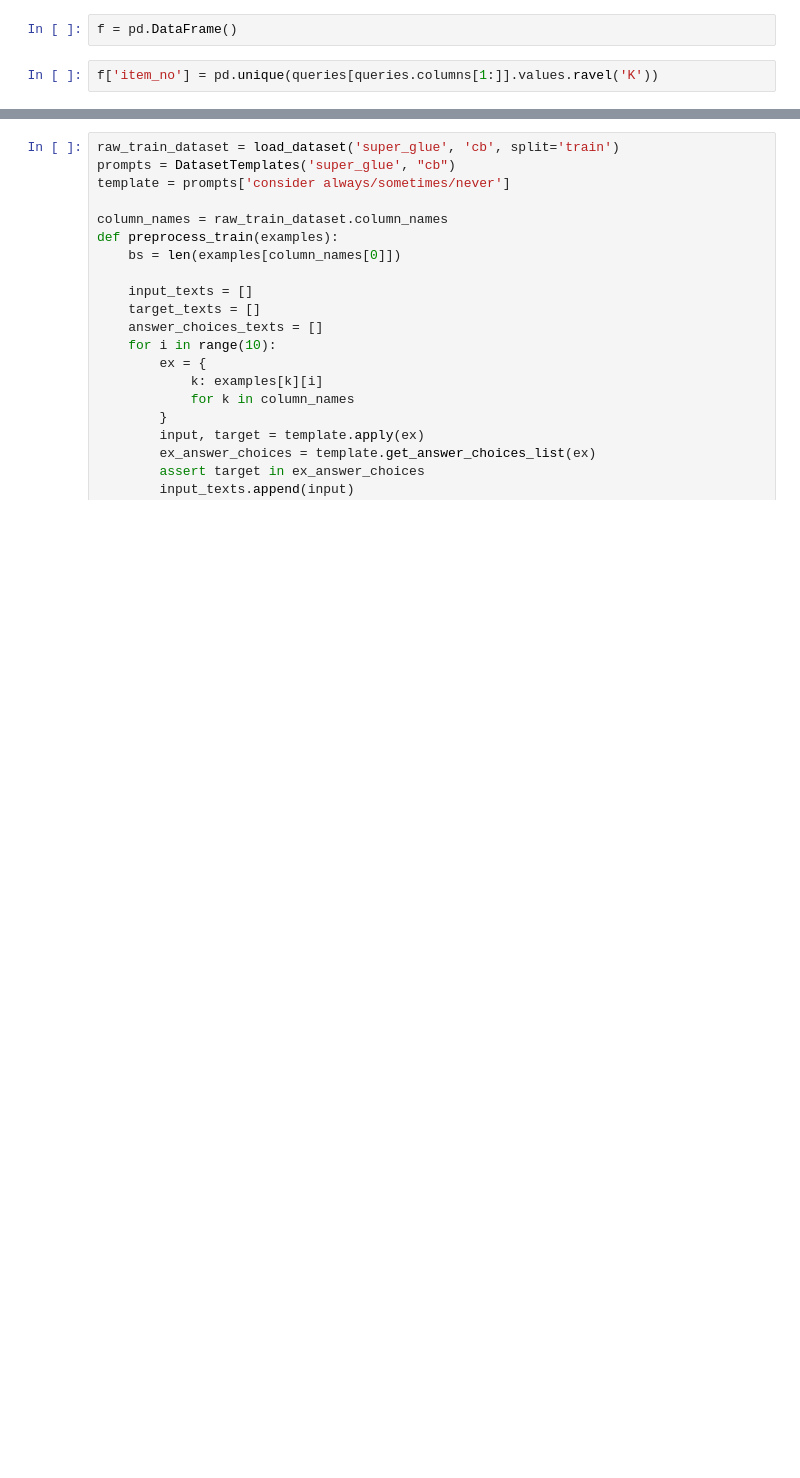
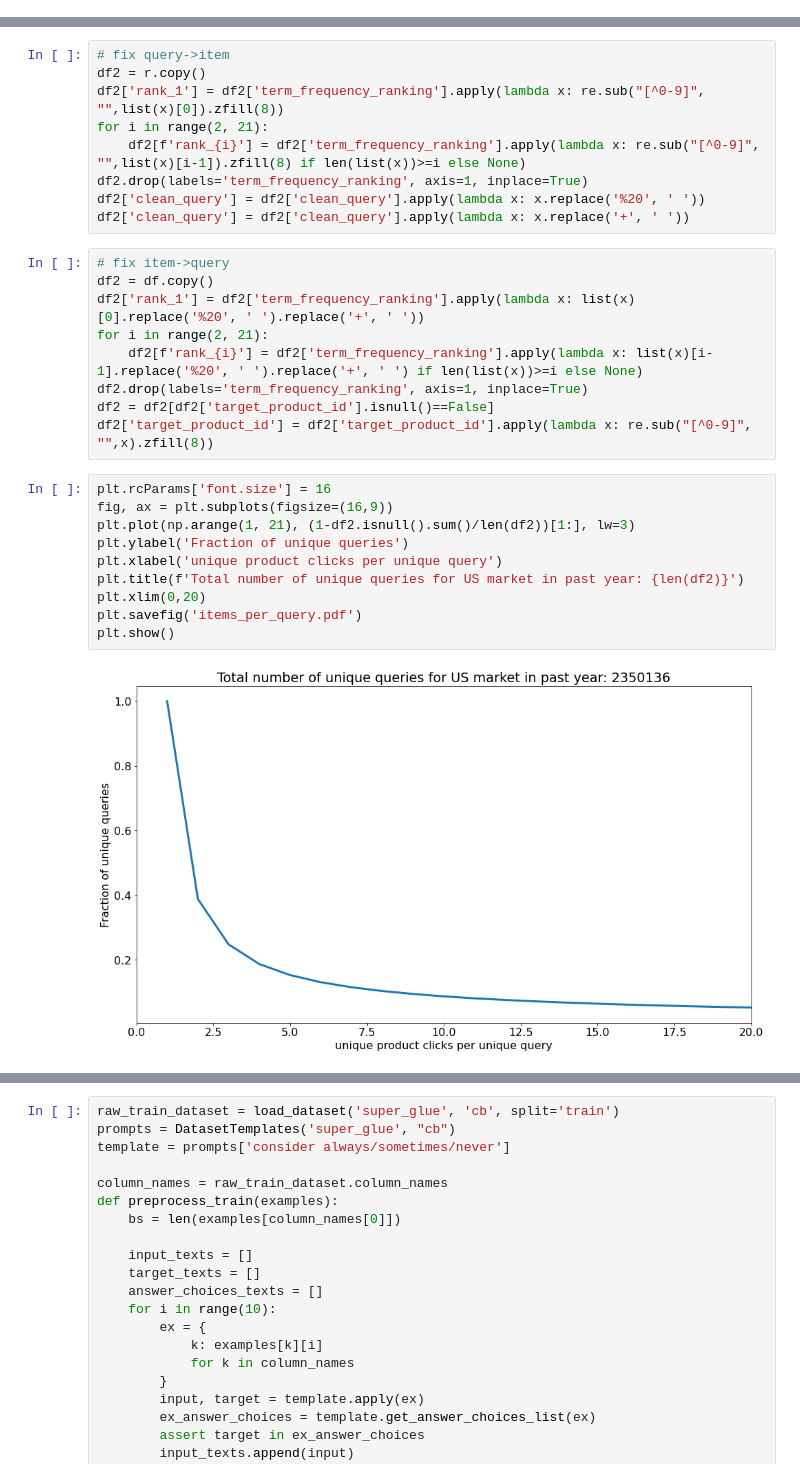
Before and after one commit to gikok/t0code2, a Jupyter notebook: notebooks/Giorgi_testing.ipynb, the cells around one changed output, grey strips where cells are left out. Drawn from its saved outputs; the diff is of its cells as text; blank space fills up the shorter version.

```diff
--- a/notebooks/Giorgi_testing.ipynb
+++ b/notebooks/Giorgi_testing.ipynb
@@ -497,4 +0,0 @@ n['item_no'] = n['target_product_id'].apply(lambda x: re.sub("[^0-9]", "",str(x)
-# %%
-f = pd.DataFrame()
-# %%
-f['item_no'] = pd.unique(queries[queries.columns[1:]].values.ravel('K'))
@@ -506,0 +153,30 @@ raw_train_dataset['train']
+# %%
+# fix query->item
+df2 = r.copy()
+df2['rank_1'] = df2['term_frequency_ranking'].apply(lambda x: re.sub("[^0-9]", "",list(x)[0]).zfill(8))
+for i in range(2, 21):
+    df2[f'rank_{i}'] = df2['term_frequency_ranking'].apply(lambda x: re.sub("[^0-9]", "",list(x)[i-1]).zfill(8) if len(list(x))>=i else None)
+df2.drop(labels='term_frequency_ranking', axis=1, inplace=True)
+df2['clean_query'] = df2['clean_query'].apply(lambda x: x.replace('%20', ' '))
+df2['clean_query'] = df2['clean_query'].apply(lambda x: x.replace('+', ' '))
+# %%
+# fix item->query
+df2 = df.copy()
+df2['rank_1'] = df2['term_frequency_ranking'].apply(lambda x: list(x)[0].replace('%20', ' ').replace('+', ' '))
+for i in range(2, 21):
+    df2[f'rank_{i}'] = df2['term_frequency_ranking'].apply(lambda x: list(x)[i-1].replace('%20', ' ').replace('+', ' ') if len(list(x))>=i else None)
+df2.drop(labels='term_frequency_ranking', axis=1, inplace=True)
+df2 = df2[df2['target_product_id'].isnull()==False]
+df2['target_product_id'] = df2['target_product_id'].apply(lambda x: re.sub("[^0-9]", "",x).zfill(8))
+# %%
+plt.rcParams['font.size'] = 16
+fig, ax = plt.subplots(figsize=(16,9))
+plt.plot(np.arange(1, 21), (1-df2.isnull().sum()/len(df2))[1:], lw=3)
+plt.ylabel('Fraction of unique queries')
+plt.xlabel('unique product clicks per unique query')
+plt.title(f'Total number of unique queries for US market in past year: {len(df2)}')
+plt.xlim(0,20)
+plt.savefig('items_per_query.pdf')
+plt.show()
+# %% [output]
+[figure, added]
```
Also changed, not shown: parts of 78 cells of this notebook, 1 other file.
